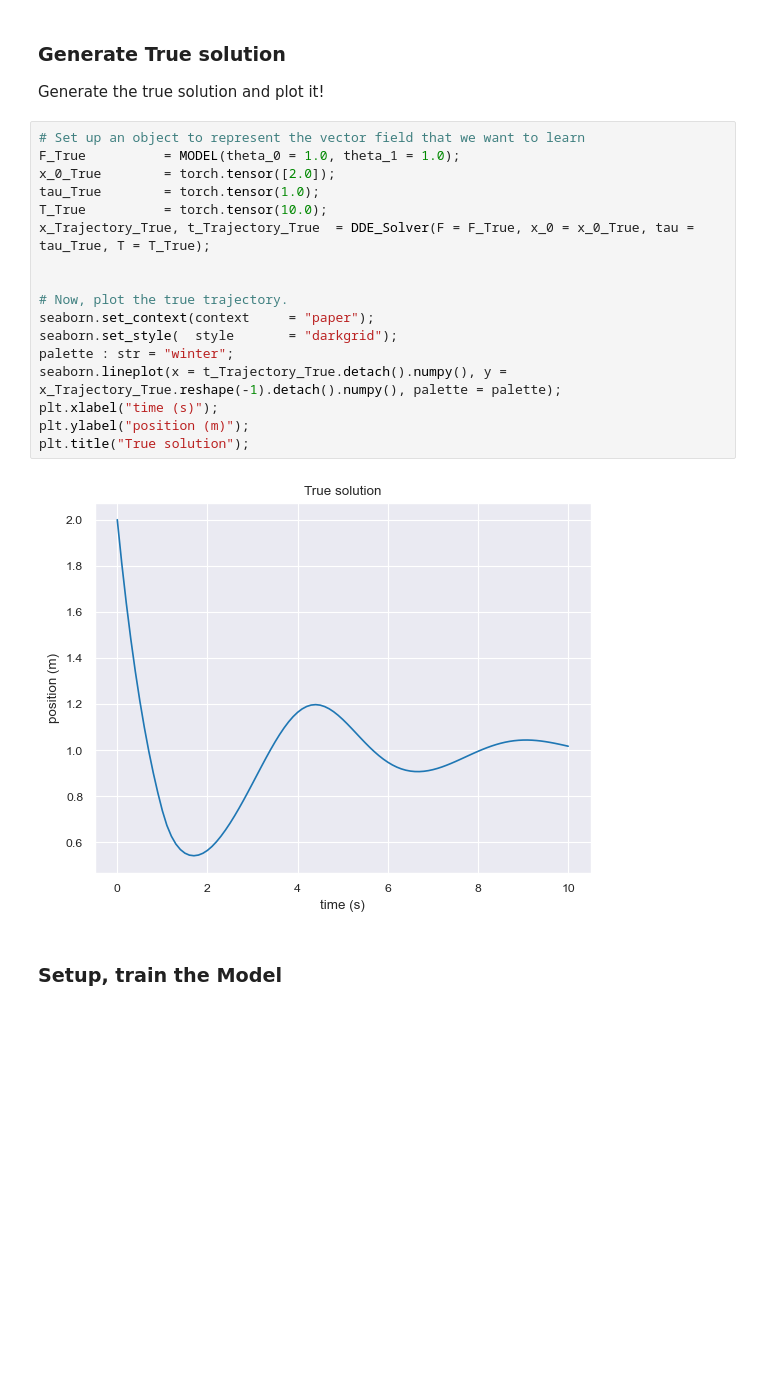
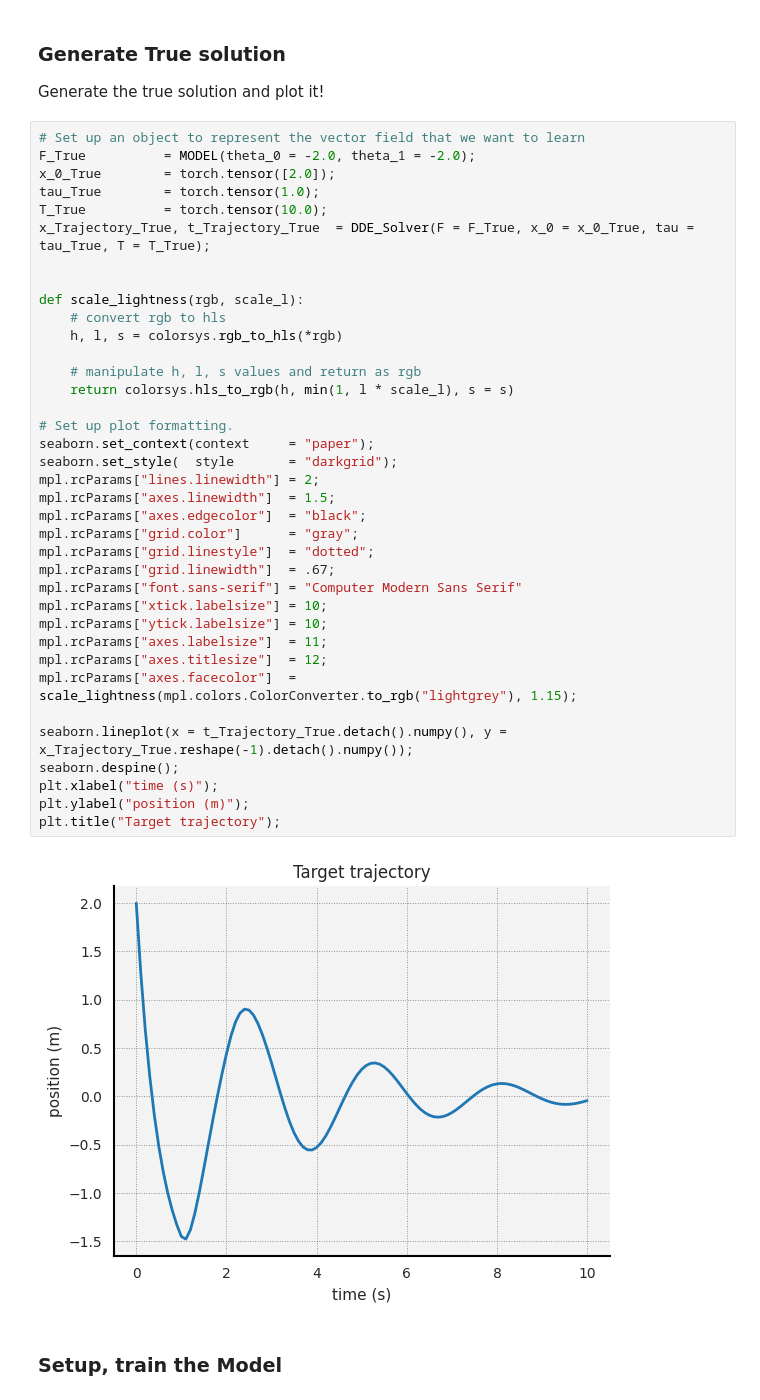
Before and after one commit to punkduckable/NDDE, a Jupyter notebook: NDDE_1D.ipynb, the cells around one changed output. Cells and saved outputs as stored; diff of their text form; blank space fills up the shorter version.

```diff
--- a/NDDE_1D.ipynb
+++ b/NDDE_1D.ipynb
@@ -50,23 +52,43 @@ from    Loss    import  l;
 Generate the true solution and plot it!
 # %%
 # Set up an object to represent the vector field that we want to learn
-F_True          = MODEL(theta_0 = 1.0, theta_1 = 1.0);
+F_True          = MODEL(theta_0 = -2.0, theta_1 = -2.0);
 x_0_True        = torch.tensor([2.0]);
 tau_True        = torch.tensor(1.0);
 T_True          = torch.tensor(10.0);
 x_Trajectory_True, t_Trajectory_True  = DDE_Solver(F = F_True, x_0 = x_0_True, tau = tau_True, T = T_True);
 
 
-# Now, plot the true trajectory.
+def scale_lightness(rgb, scale_l):
+    # convert rgb to hls
+    h, l, s = colorsys.rgb_to_hls(*rgb)
+
+    # manipulate h, l, s values and return as rgb
+    return colorsys.hls_to_rgb(h, min(1, l * scale_l), s = s)
+
+# Set up plot formatting.
 seaborn.set_context(context     = "paper");
 seaborn.set_style(  style       = "darkgrid");
-palette : str = "winter";
-seaborn.lineplot(x = t_Trajectory_True.detach().numpy(), y = x_Trajectory_True.reshape(-1).detach().numpy(), palette = palette);
+mpl.rcParams["lines.linewidth"] = 2;
+mpl.rcParams["axes.linewidth"]  = 1.5;
+mpl.rcParams["axes.edgecolor"]  = "black";
+mpl.rcParams["grid.color"]      = "gray";
+mpl.rcParams["grid.linestyle"]  = "dotted";
+mpl.rcParams["grid.linewidth"]  = .67;
+mpl.rcParams["font.sans-serif"] = "Computer Modern Sans Serif"
+mpl.rcParams["xtick.labelsize"] = 10;
+mpl.rcParams["ytick.labelsize"] = 10;
+mpl.rcParams["axes.labelsize"]  = 11;
+mpl.rcParams["axes.titlesize"]  = 12;
+mpl.rcParams["axes.facecolor"]  = scale_lightness(mpl.colors.ColorConverter.to_rgb("lightgrey"), 1.15);
+
+seaborn.lineplot(x = t_Trajectory_True.detach().numpy(), y = x_Trajectory_True.reshape(-1).detach().numpy());
+seaborn.despine();
 plt.xlabel("time (s)");
 plt.ylabel("position (m)");
-plt.title("True solution");
+plt.title("Target trajectory");
 # %% [output]
-[figure, old version]
+[figure, new version]
 # %% [markdown]
 ### Setup, train the Model
 # %%
```
Also changed, not shown: parts of 4 cells of this notebook, 2 other files.
